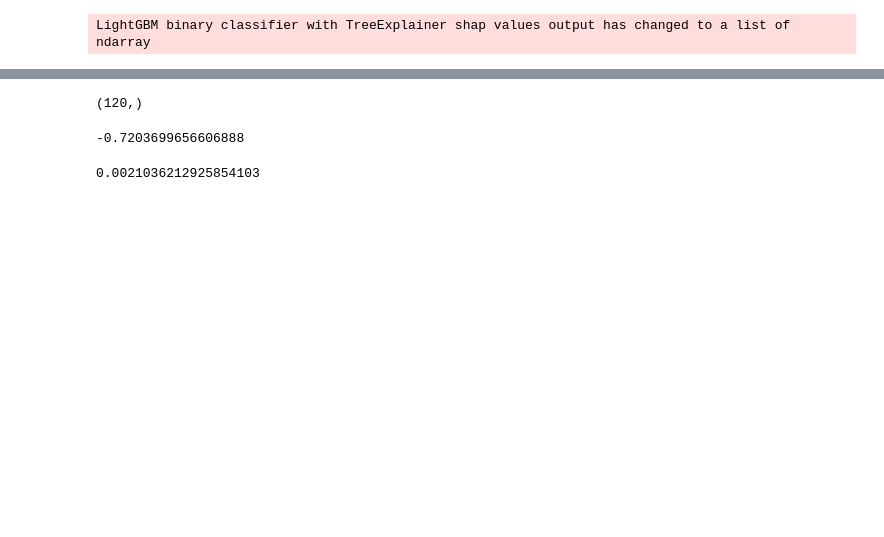
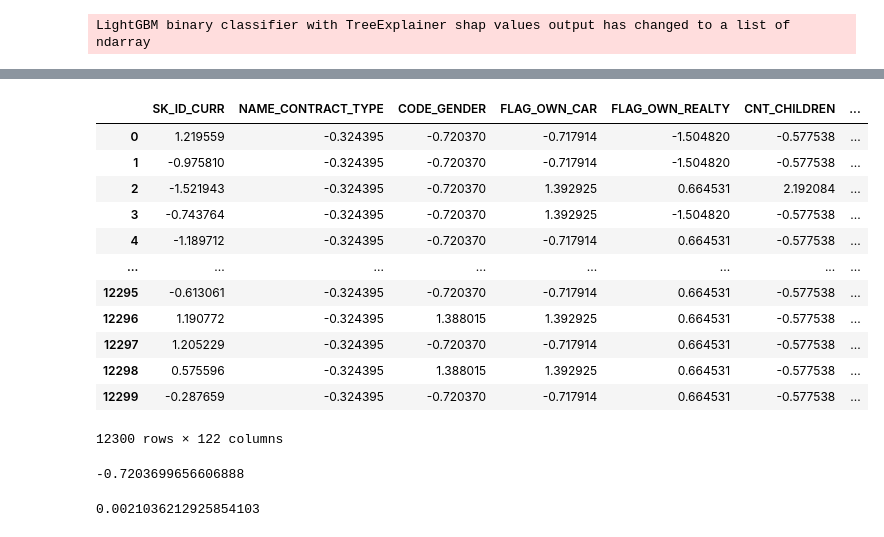
Before and after one commit to CecileLecoublet/Projet_credit, a Jupyter notebook: Dashboard/test.ipynb, the cells around one changed output, grey strips where cells are left out. Cells and saved outputs as stored; diff of their text form; code cells hidden in the pictures; blank space fills up the shorter version.

```diff
--- a/Dashboard/test.ipynb
+++ b/Dashboard/test.ipynb
@@ -79,7 +82,19 @@ len(base_shap_df)
 # %%
-base_actual_df[col].shape
+base_actual_df
 # %% [output]
+|  | SK_ID_CURR | NAME_CONTRACT_TYPE | CODE_GENDER | FLAG_OWN_CAR | FLAG_OWN_REALTY | CNT_CHILDREN | ... |
+| 0 | 1.219559 | -0.324395 | -0.720370 | -0.717914 | -1.504820 | -0.577538 | ... |
+| 1 | -0.975810 | -0.324395 | -0.720370 | -0.717914 | -1.504820 | -0.577538 | ... |
+| 2 | -1.521943 | -0.324395 | -0.720370 | 1.392925 | 0.664531 | 2.192084 | ... |
+| 3 | -0.743764 | -0.324395 | -0.720370 | 1.392925 | -1.504820 | -0.577538 | ... |
+| 4 | -1.189712 | -0.324395 | -0.720370 | -0.717914 | 0.664531 | -0.577538 | ... |
+| ... | ... | ... | ... | ... | ... | ... | ... |
+| 12295 | -0.613061 | -0.324395 | -0.720370 | -0.717914 | 0.664531 | -0.577538 | ... |
+| 12296 | 1.190772 | -0.324395 | 1.388015 | 1.392925 | 0.664531 | -0.577538 | ... |
+| 12297 | 1.205229 | -0.324395 | -0.720370 | -0.717914 | 0.664531 | -0.577538 | ... |
+| 12298 | 0.575596 | -0.324395 | 1.388015 | 1.392925 | 0.664531 | -0.577538 | ... |
+| 12299 | -0.287659 | -0.324395 | -0.720370 | -0.717914 | 0.664531 | -0.577538 | ... |
-(120,)
+12300 rows × 122 columns
 # %%
 X_test_scaled.iloc[j,:][imp_cols[i]]
 # %% [output]
```
Also changed, not shown: parts of 9 cells of this notebook, 1 other file.
